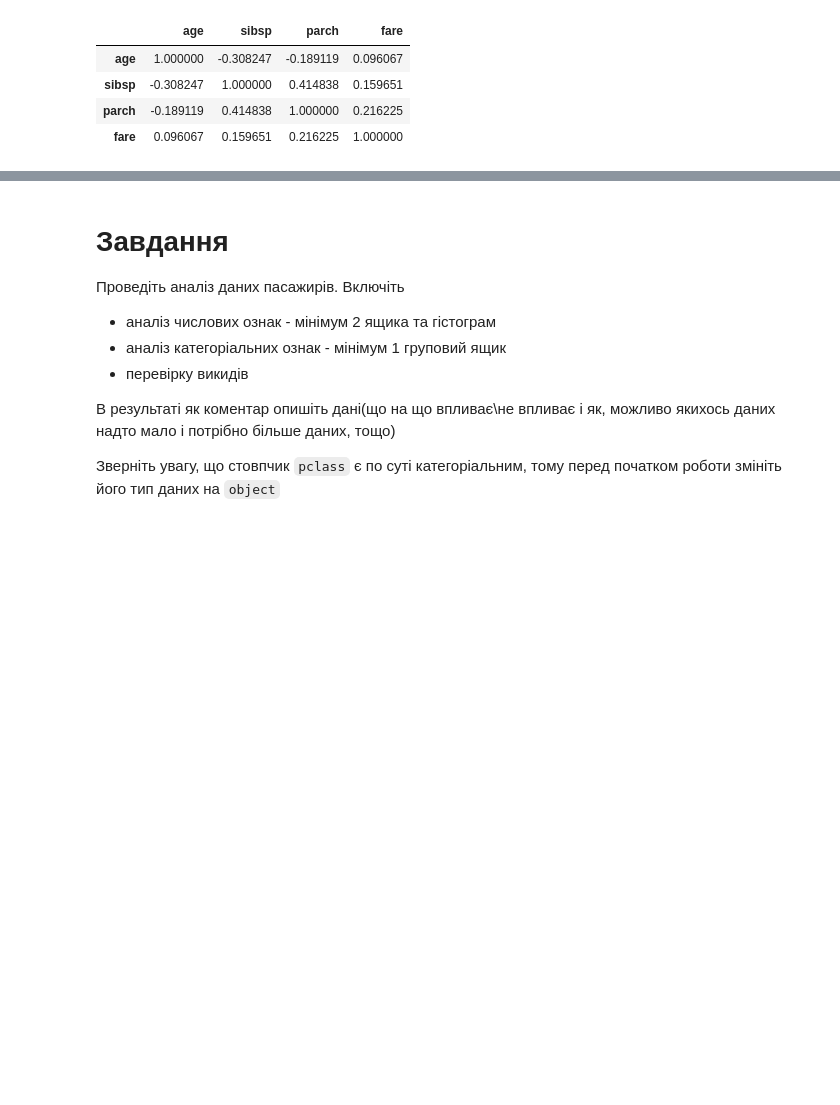
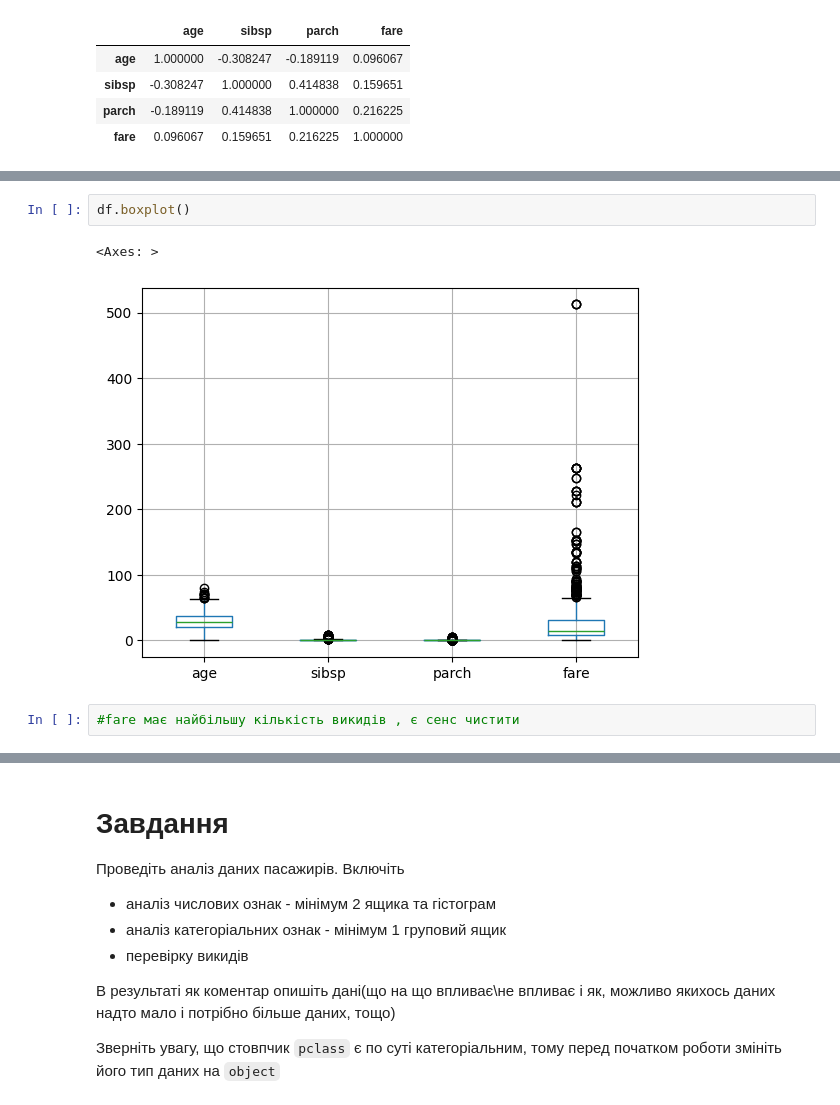
Before and after one commit to Margo-s-M/AI_Colab, a Jupyter notebook: ДЗ_5.ipynb, the cells around one changed output, grey strips where cells are left out. Saved outputs shown, nothing was run; the diff lists cells and outputs as text; blank space fills up the shorter version.

```diff
--- a/ДЗ_5.ipynb
+++ b/ДЗ_5.ipynb
@@ -107,0 +114,7 @@ corr
+# %%
+df.boxplot()
+# %% [output]
+<Axes: >
+[figure, added]
+# %%
+#fare має найбільшу кількість викидів , є сенс чистити
```
Also changed, not shown: parts of 2 cells of this notebook.
